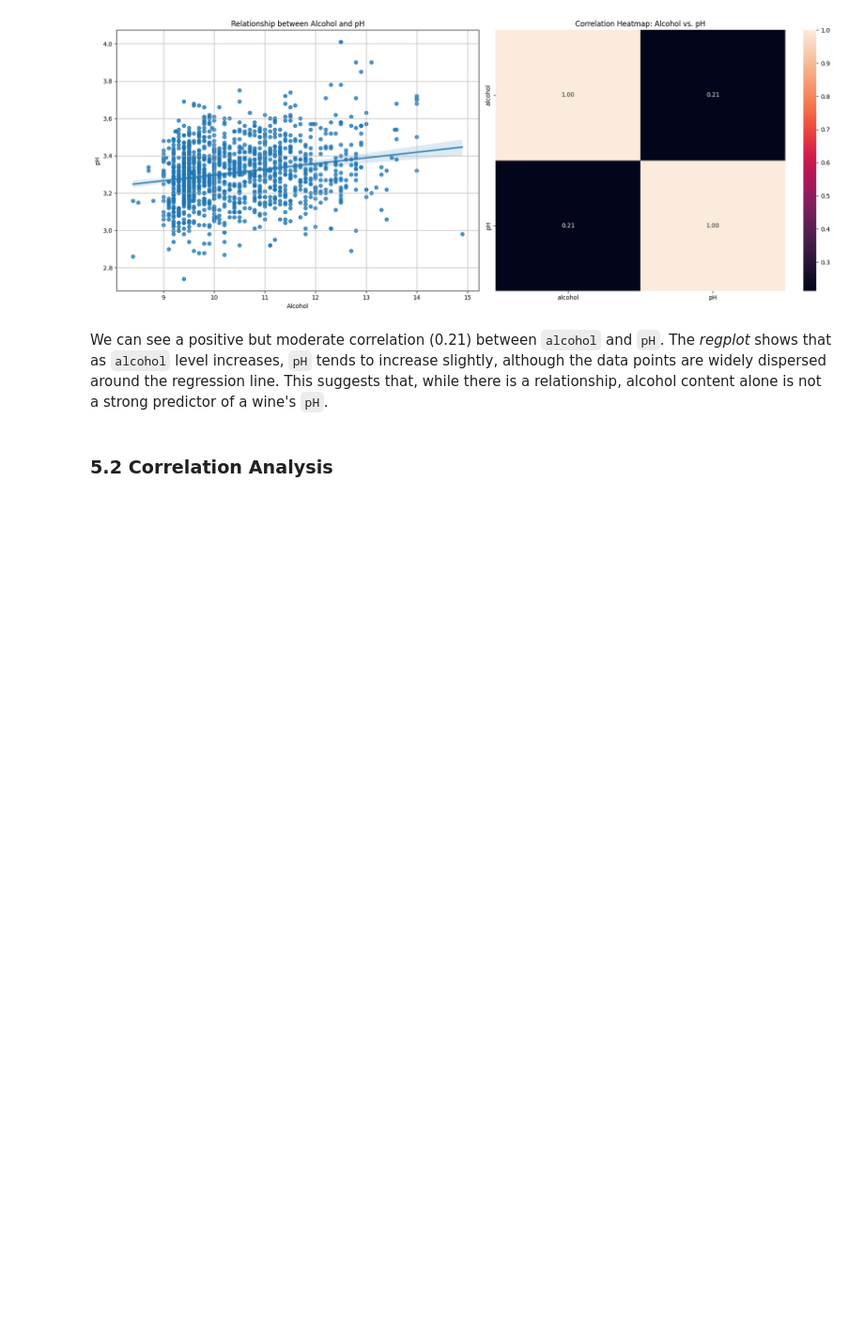
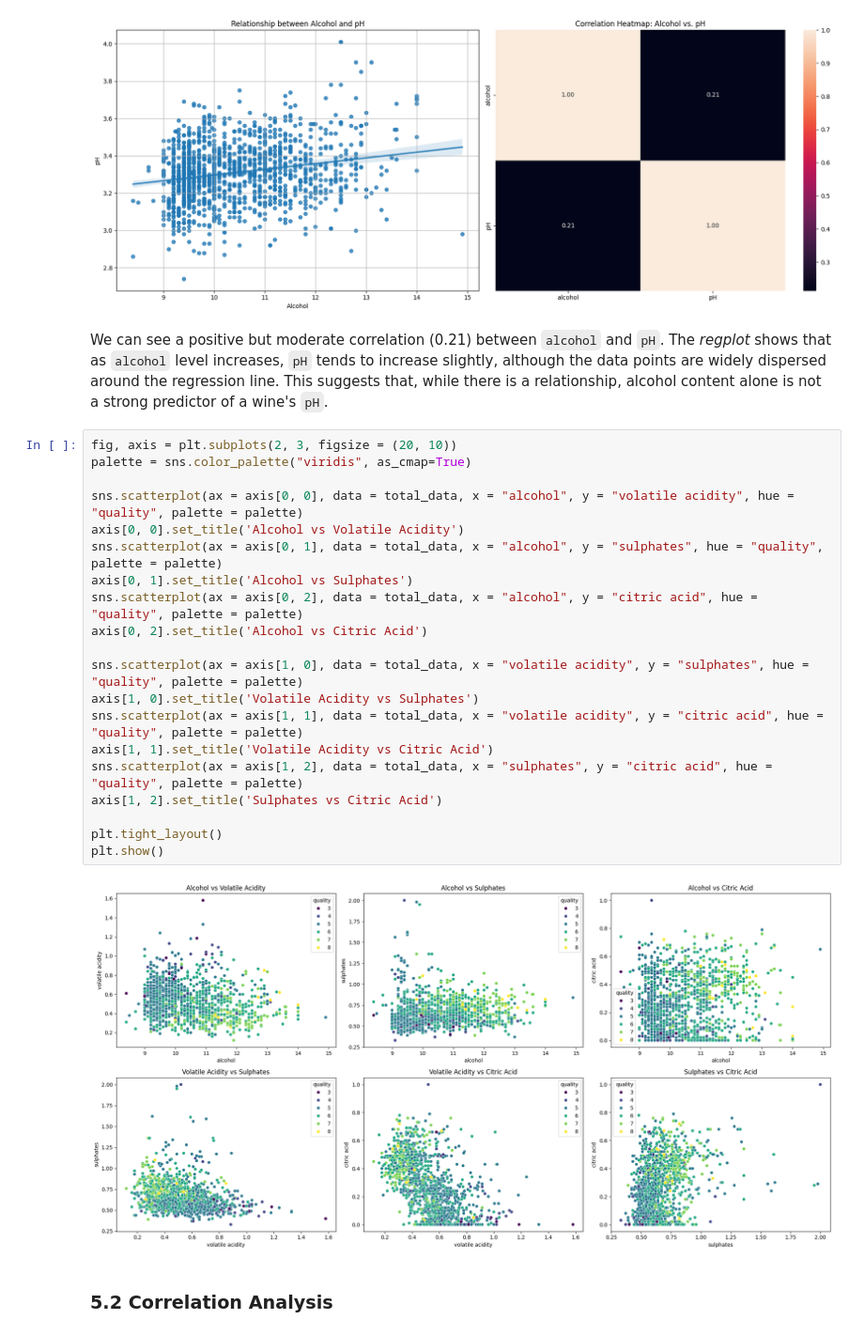
Before and after one commit to 4GeeksAcademy/danielpaez-dev-K-Nearest-Neighbours, a Jupyter notebook: src/explore.ipynb, the cells around one changed output. Shown at 94% size. Saved outputs shown, nothing was run; the diff lists cells and outputs as text; blank space fills up the shorter version.

Commit message:
feat: :sparkles: scatter plots multivariate analysis and best dataset choosen

```diff
--- a/src/explore.ipynb
+++ b/src/explore.ipynb
@@ -369,6 +376,28 @@ plt.show()
 [figure]
 # %% [markdown]
 We can see a positive but moderate correlation (0.21) between `alcohol` and `pH`. The *regplot* shows that as `alcohol` level increases, `pH` tends to increase slightly, although the data points are widely dispersed around the regression line. This suggests that, while there is a relationship, alcohol content alone is not a strong predictor of a wine's `pH`.
+# %%
+fig, axis = plt.subplots(2, 3, figsize = (20, 10))
+palette = sns.color_palette("viridis", as_cmap=True)
+
+sns.scatterplot(ax = axis[0, 0], data = total_data, x = "alcohol", y = "volatile acidity", hue = "quality", palette = palette)
+axis[0, 0].set_title('Alcohol vs Volatile Acidity')
+sns.scatterplot(ax = axis[0, 1], data = total_data, x = "alcohol", y = "sulphates", hue = "quality", palette = palette)
+axis[0, 1].set_title('Alcohol vs Sulphates')
+sns.scatterplot(ax = axis[0, 2], data = total_data, x = "alcohol", y = "citric acid", hue = "quality", palette = palette)
+axis[0, 2].set_title('Alcohol vs Citric Acid')
+
+sns.scatterplot(ax = axis[1, 0], data = total_data, x = "volatile acidity", y = "sulphates", hue = "quality", palette = palette)
+axis[1, 0].set_title('Volatile Acidity vs Sulphates')
+sns.scatterplot(ax = axis[1, 1], data = total_data, x = "volatile acidity", y = "citric acid", hue = "quality", palette = palette)
+axis[1, 1].set_title('Volatile Acidity vs Citric Acid')
+sns.scatterplot(ax = axis[1, 2], data = total_data, x = "sulphates", y = "citric acid", hue = "quality", palette = palette)
+axis[1, 2].set_title('Sulphates vs Citric Acid')
+
+plt.tight_layout()
+plt.show()
+# %% [output]
+[figure, added]
 # %% [markdown]
 ### 5.2 Correlation Analysis <a id='c5-2'></a>
 # %%
```
Also changed, not shown: parts of 9 cells of this notebook, 16 other files.
